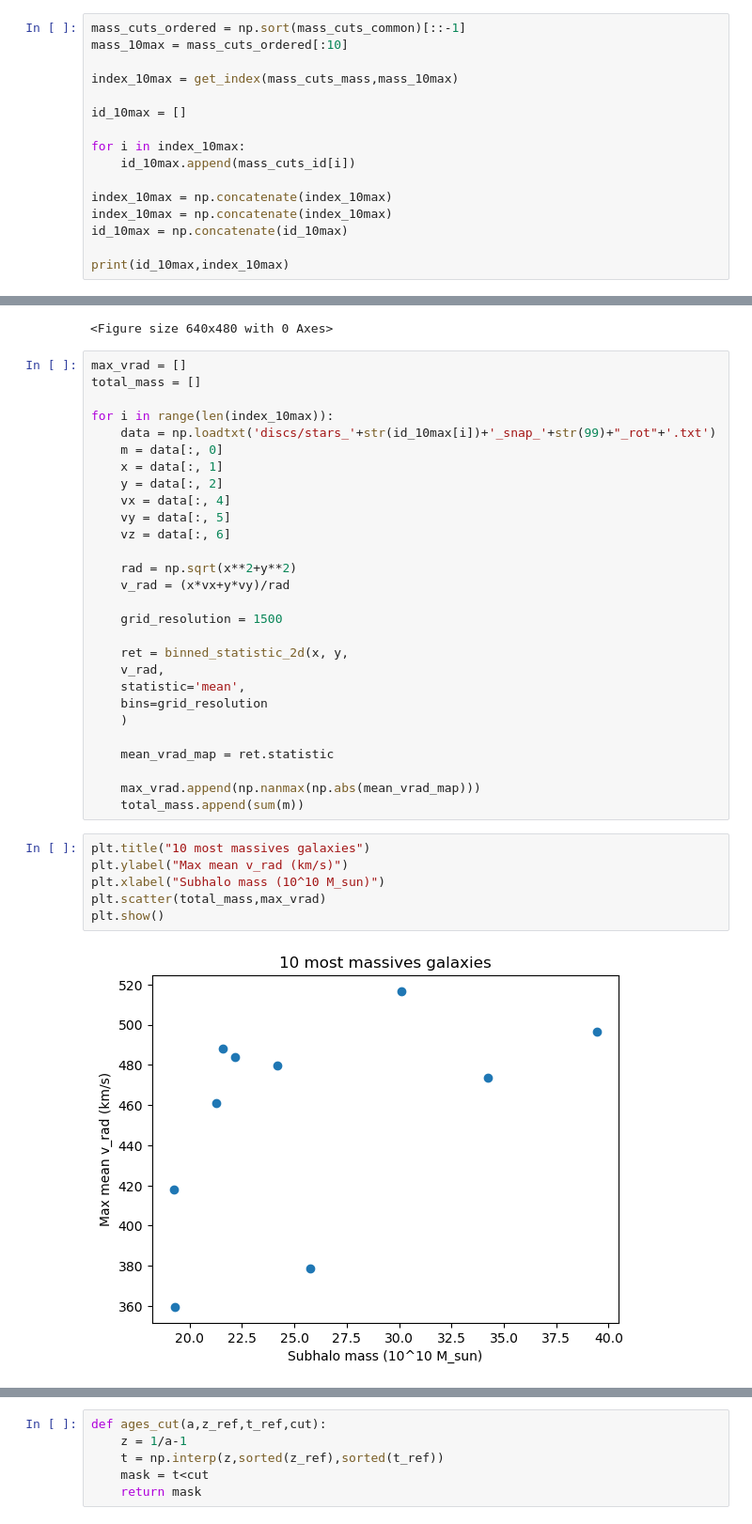
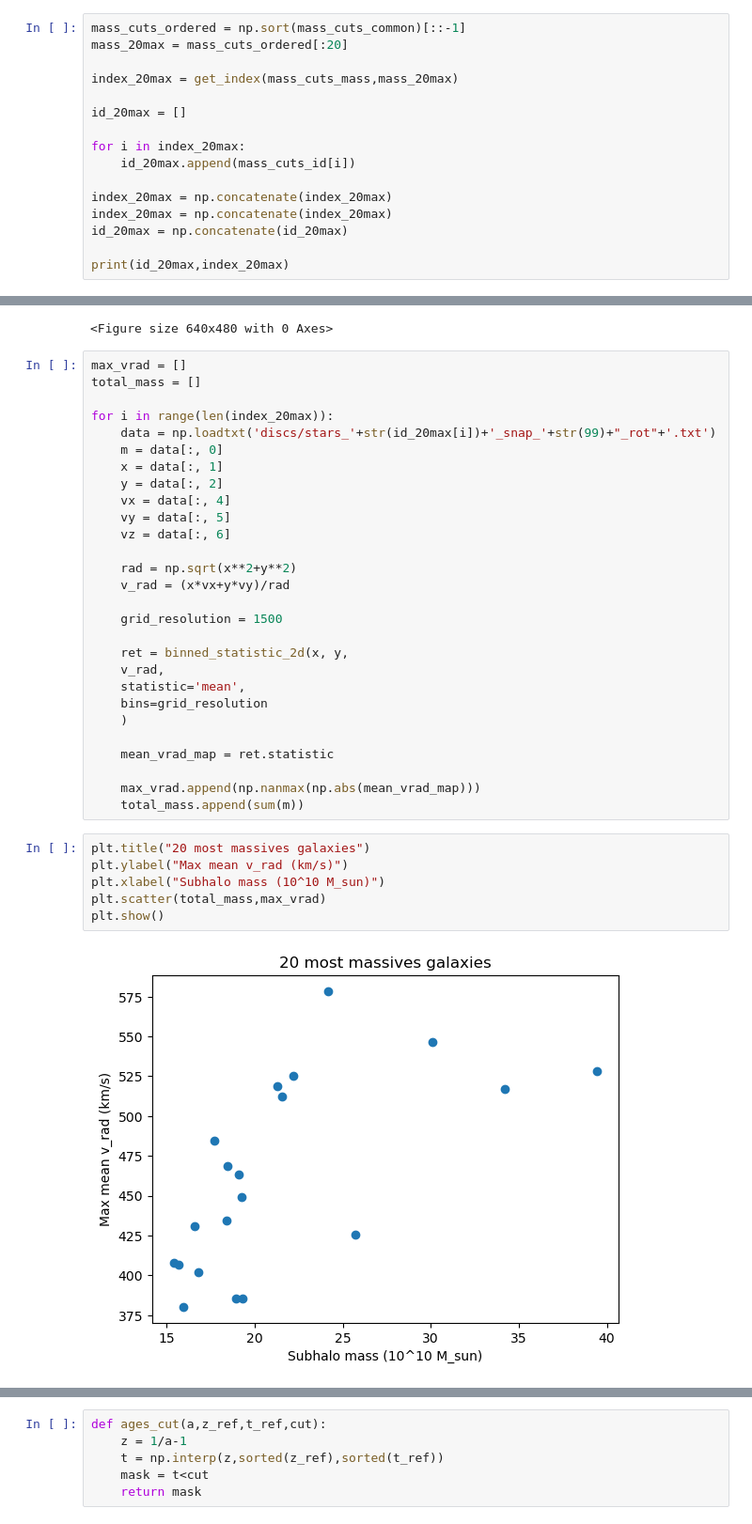
Before and after one commit to Alverd02/Kinematic-Signatures-of-Bars-and-Spirals-in-TNG50-Galaxies, a Jupyter notebook: Multiple galaxies.ipynb, the cells around one changed output, grey strips where cells are left out. Shown at 94% size. Cells and saved outputs as stored; diff of their text form.

Commit message:
Download next 10 mora massive and 10 more random

```diff
--- a/Multiple galaxies.ipynb
+++ b/Multiple galaxies.ipynb
@@ -253,19 +253,19 @@ plt.show()
 [figure]
 # %%
 mass_cuts_ordered = np.sort(mass_cuts_common)[::-1]
-mass_10max = mass_cuts_ordered[:10]
+mass_20max = mass_cuts_ordered[:20]
 
-index_10max = get_index(mass_cuts_mass,mass_10max)
+index_20max = get_index(mass_cuts_mass,mass_20max)
 
-id_10max = []
+id_20max = []
 
-for i in index_10max:
-    id_10max.append(mass_cuts_id[i])
+for i in index_20max:
+    id_20max.append(mass_cuts_id[i])
 
-index_10max = np.concatenate(index_10max)
-index_10max = np.concatenate(index_10max)
-id_10max = np.concatenate(id_10max)
+index_20max = np.concatenate(index_20max)
+index_20max = np.concatenate(index_20max)
+id_20max = np.concatenate(id_20max)
 
-print(id_10max,index_10max)
+print(id_20max,index_20max)
 # %% [output]
 [1.00000e+00 6.38650e+04 3.07486e+05 6.38660e+04 2.42790e+05 1.43885e+05
@@ -348,8 +351,8 @@ for i in range(len(index_10max)):
 max_vrad = []
 total_mass = []
 
-for i in range(len(index_10max)):
-    data = np.loadtxt('discs/stars_'+str(id_10max[i])+'_snap_'+str(99)+"_rot"+'.txt')
+for i in range(len(index_20max)):
+    data = np.loadtxt('discs/stars_'+str(id_20max[i])+'_snap_'+str(99)+"_rot"+'.txt')
     m = data[:, 0]
     x = data[:, 1]
     y = data[:, 2]
@@ -373,13 +376,13 @@ for i in range(len(index_10max)):
     max_vrad.append(np.nanmax(np.abs(mean_vrad_map)))
     total_mass.append(sum(m))
 # %%
-plt.title("10 most massives galaxies")
+plt.title("20 most massives galaxies")
 plt.ylabel("Max mean v_rad (km/s)")
 plt.xlabel("Subhalo mass (10^10 M_sun)")
 plt.scatter(total_mass,max_vrad)
 plt.show()
 # %% [output]
-[figure, old version]
+[figure, new version]
 # %%
 z_ref = [20.05,14.99,11.98,10.98,10.00,9.39,9.00,8.45,8.01,7.60,7.24,7.01,6.49,6.01,5.85,5.53,5.23,5.00,4.66,4.43,4.18,4.01,3.71,3.49,3.28,3.01,2.90,
          2.73,2.58,2.44,2.32,2.21,2.10,2.00,1.90,1.82,1.74,1.67,1.60,1.53,1.50,1.41,1.36,1.30,1.25,1.21,1.15,1.11,1.07,1.04,1.00,0.95,0.92,0.89,0.85,
```
Also changed, not shown: parts of 14 cells of this notebook.
